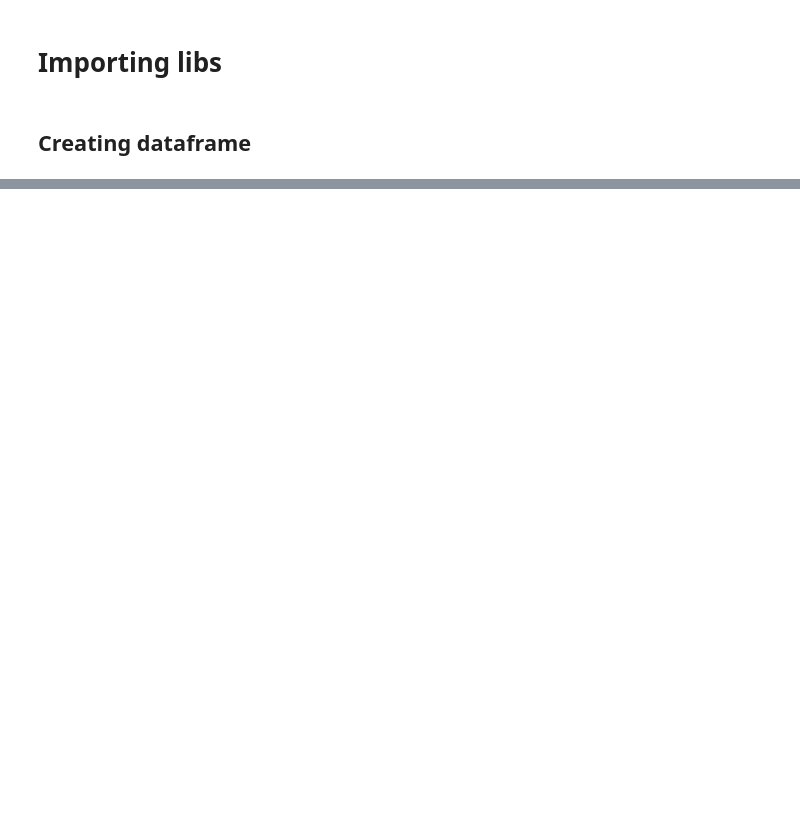
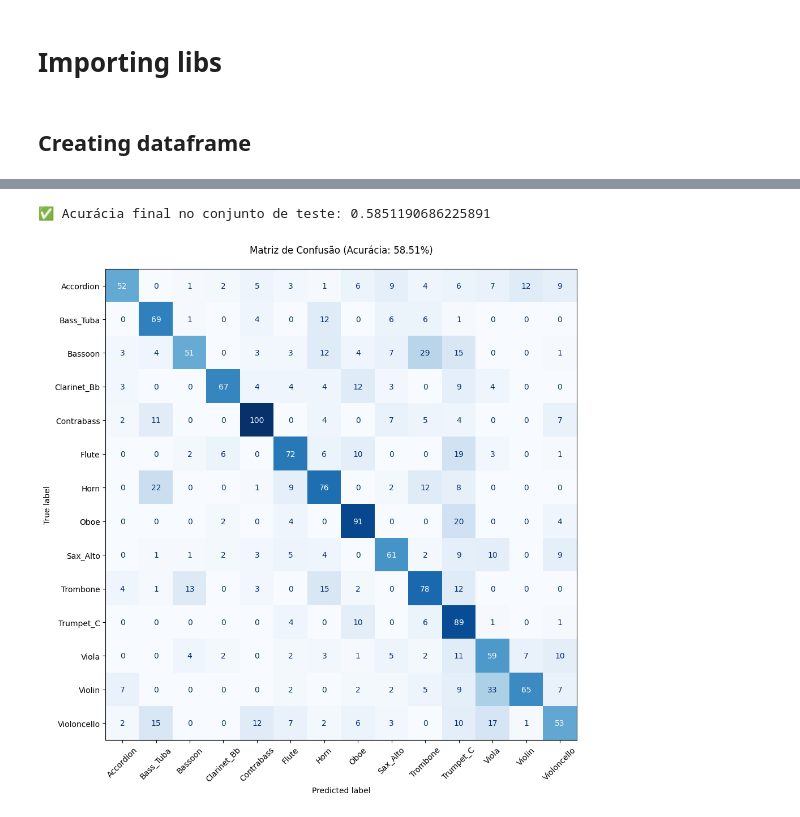
Before and after one commit to Leandro-Bandeira/IdentificadorAcorde, a Jupyter notebook: instrument_identifier.ipynb, the cells around one changed output, grey strips where cells are left out. Cells and saved outputs as stored; diff of their text form; code cells hidden in the pictures; blank space fills up the shorter version.

Commit message:
Finalizando uma parte de instrument identifier

```diff
--- a/instrument_identifier.ipynb
+++ b/instrument_identifier.ipynb
@@ -67,0 +106,4 @@ instruments_df.to_csv('dataset/dataset.csv', index=False)
+# %%
+instruments_df = pd.read_json('dataset/dataset.jsonl', lines=True)
+
+instruments_df.head()
@@ -67,0 +157,2 @@ instruments_df.to_csv('dataset/dataset.csv', index=False)
+# %%
+instruments_df['frequencies'] = instruments_df['frequencies'].apply(fix_missing_frequencies)
@@ -67,0 +202,3 @@ instruments_df.to_csv('dataset/dataset.csv', index=False)
+# %%
+df_balanced = balance_dataset(instruments_df)
+df_balanced['instrument_name'].value_counts()
@@ -67,0 +454,31 @@ instruments_df.to_csv('dataset/dataset.csv', index=False)
+# %%
+# Avaliar no conjunto de teste
+loss, acc = model.evaluate(X_test, y_test_cat, verbose=0)
+print(f"\n✅ Acurácia final no conjunto de teste: {acc}")
+# 2. Previsões para a matriz de confusão
+y_pred = model.predict(X_test, verbose=0)
+y_pred_classes = np.argmax(y_pred, axis=1)  # Converte de one-hot para classes
+y_true_classes = np.argmax(y_test_cat, axis=1)
+
+# 3. Matriz de confusão
+cm = confusion_matrix(y_true_classes, y_pred_classes)
+
+# 4. Plot personalizado
+fig, ax = plt.subplots(figsize=(12, 10))
+disp = ConfusionMatrixDisplay(
+    confusion_matrix=cm,
+    display_labels=le.classes_
+)
+disp.plot(
+    cmap='Blues',
+    xticks_rotation=45,
+    ax=ax,
+    values_format='d',
+    colorbar=False
+)
+plt.title(f"Matriz de Confusão (Acurácia: {acc:.2%})", pad=20)
+plt.tight_layout()
+plt.show()
+# %% [output]
+✅ Acurácia final no conjunto de teste: 0.5851190686225891
+[figure, added]
```
Also changed, not shown: parts of 24 cells of this notebook, 2 other files.
